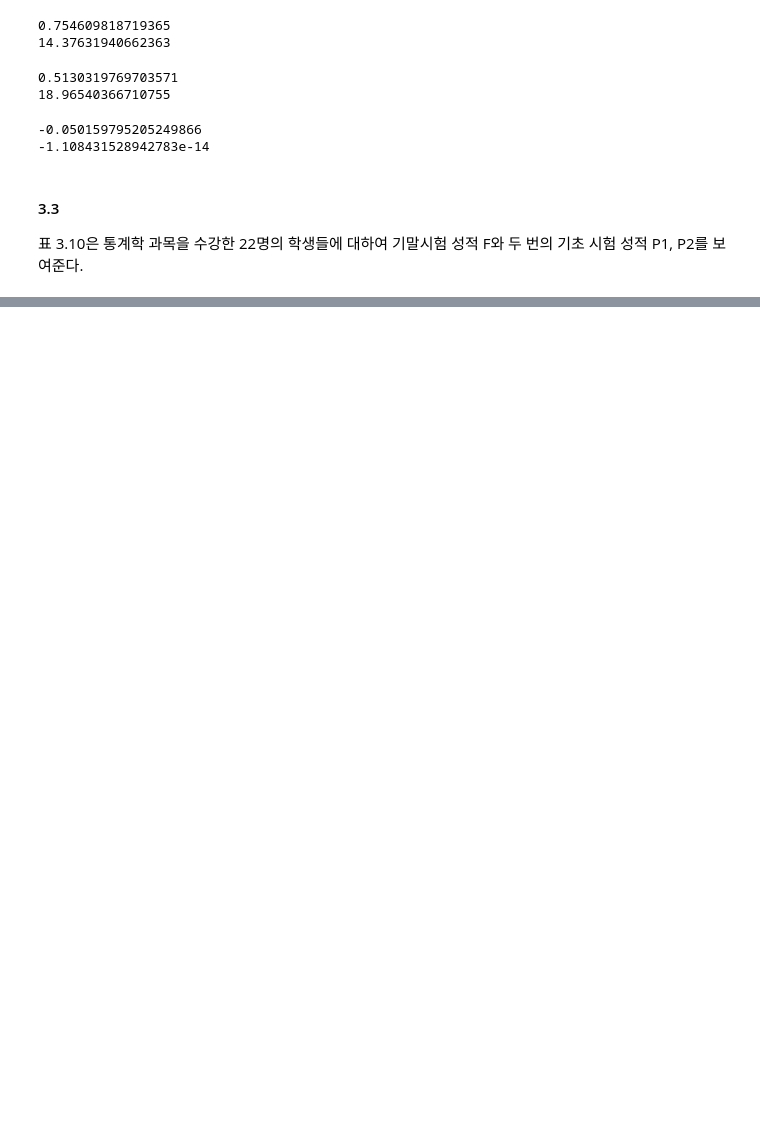
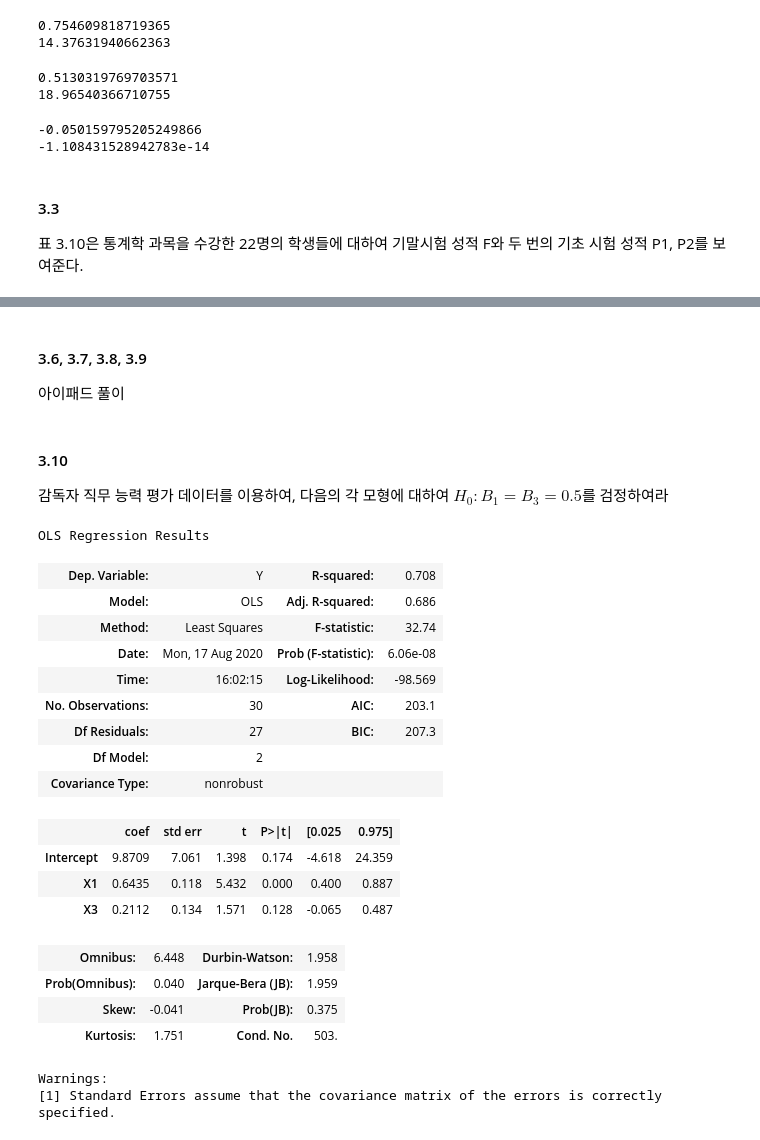
Before and after one commit to DongsuKang/RegressionAnalysisByExample, a Jupyter notebook: Chapter3_ans.ipynb, the cells around one changed output, grey strips where cells are left out. Drawn from its saved outputs; the diff is of its cells as text; code cells hidden in the pictures; blank space fills up the shorter version.

```diff
--- a/Chapter3_ans.ipynb
+++ b/Chapter3_ans.ipynb
@@ -223,0 +287,37 @@ $F = B_0 + B_1P_1 + B_2P_2 + \epsilon$
+# %% [markdown]
+#### 3.6, 3.7, 3.8, 3.9
+아이패드 풀이
+# %% [markdown]
+#### 3.10
+감독자 직무 능력 평가 데이터를 이용하여, 다음의 각 모형에 대하여 $H_0 : B_1 = B_3 = 0.5$를 검정하여라
+# %%
+performance["W"] = performance["X1"] + performance["X3"]
+# %%
+performance["X7"] = 0.5 * performance["X1"]
+# %%
+performance["X8"] = 0.5 * performance["X3"]
+# %%
+model = smf.ols(formula="Y ~ X1 + X3", data=performance)
+result = model.fit()
+result.summary()
+# %% [output]
+OLS Regression Results
+| Dep. Variable: | Y | R-squared: | 0.708 |
+| Model: | OLS | Adj. R-squared: | 0.686 |
+| Method: | Least Squares | F-statistic: | 32.74 |
+| Date: | Mon, 17 Aug 2020 | Prob (F-statistic): | 6.06e-08 |
+| Time: | 16:02:15 | Log-Likelihood: | -98.569 |
+| No. Observations: | 30 | AIC: | 203.1 |
+| Df Residuals: | 27 | BIC: | 207.3 |
+| Df Model: | 2 |  |  |
+| Covariance Type: | nonrobust |  |  |
+|  | coef | std err | t | P>|t| | [0.025 | 0.975] |
+| Intercept | 9.8709 | 7.061 | 1.398 | 0.174 | -4.618 | 24.359 |
+| X1 | 0.6435 | 0.118 | 5.432 | 0.000 | 0.400 | 0.887 |
+| X3 | 0.2112 | 0.134 | 1.571 | 0.128 | -0.065 | 0.487 |
+| Omnibus: | 6.448 | Durbin-Watson: | 1.958 |
+| Prob(Omnibus): | 0.040 | Jarque-Bera (JB): | 1.959 |
+| Skew: | -0.041 | Prob(JB): | 0.375 |
+| Kurtosis: | 1.751 | Cond. No. | 503. |
+Warnings:
+[1] Standard Errors assume that the covariance matrix of the errors is correctly specified.
```
Also changed, not shown: parts of 13 cells of this notebook.
